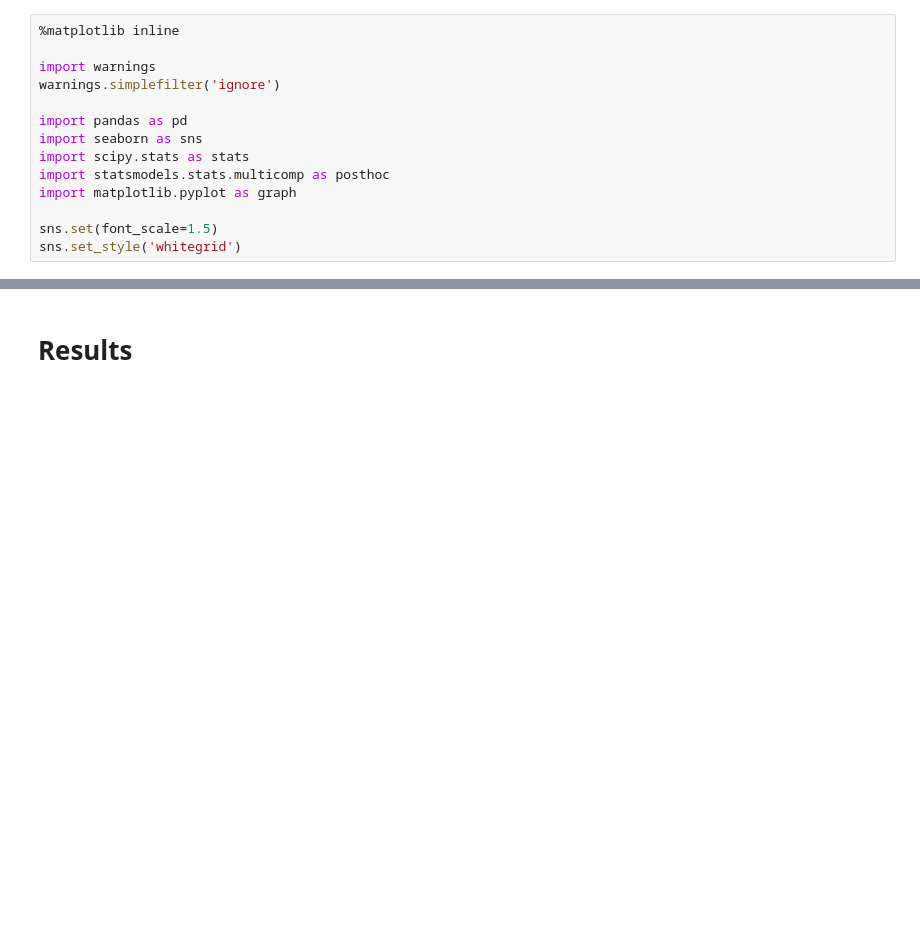
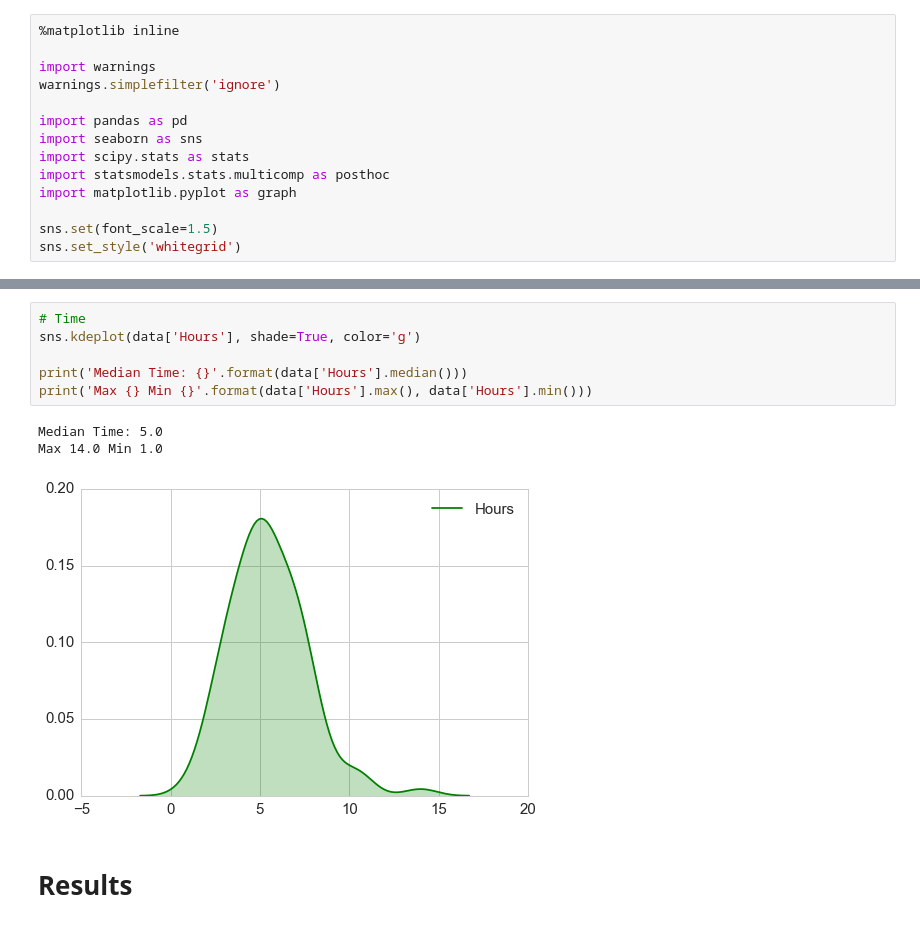
Before and after one commit to arose13/Python-Collection, a Jupyter notebook: Caroline Tips Notebook.ipynb, the cells around one changed output, grey strips where cells are left out. Saved outputs shown, nothing was run; the diff lists cells and outputs as text; blank space fills up the shorter version.

```diff
--- a/Caroline Tips Notebook.ipynb
+++ b/Caroline Tips Notebook.ipynb
@@ -28,3 +47,13 @@ data['Day'] = pd.to_datetime(data['Date']).dt.dayofweek
+# %%
+# Time
+sns.kdeplot(data['Hours'], shade=True, color='g')
+
+print('Median Time: {}'.format(data['Hours'].median()))
+print('Max {} Min {}'.format(data['Hours'].max(), data['Hours'].min()))
+# %% [output]
+Median Time: 5.0
+Max 14.0 Min 1.0
+[figure, added]
 # %% [markdown]
 # Results
 # %%
```
Also changed, not shown: parts of 7 cells of this notebook, 1 other file.
